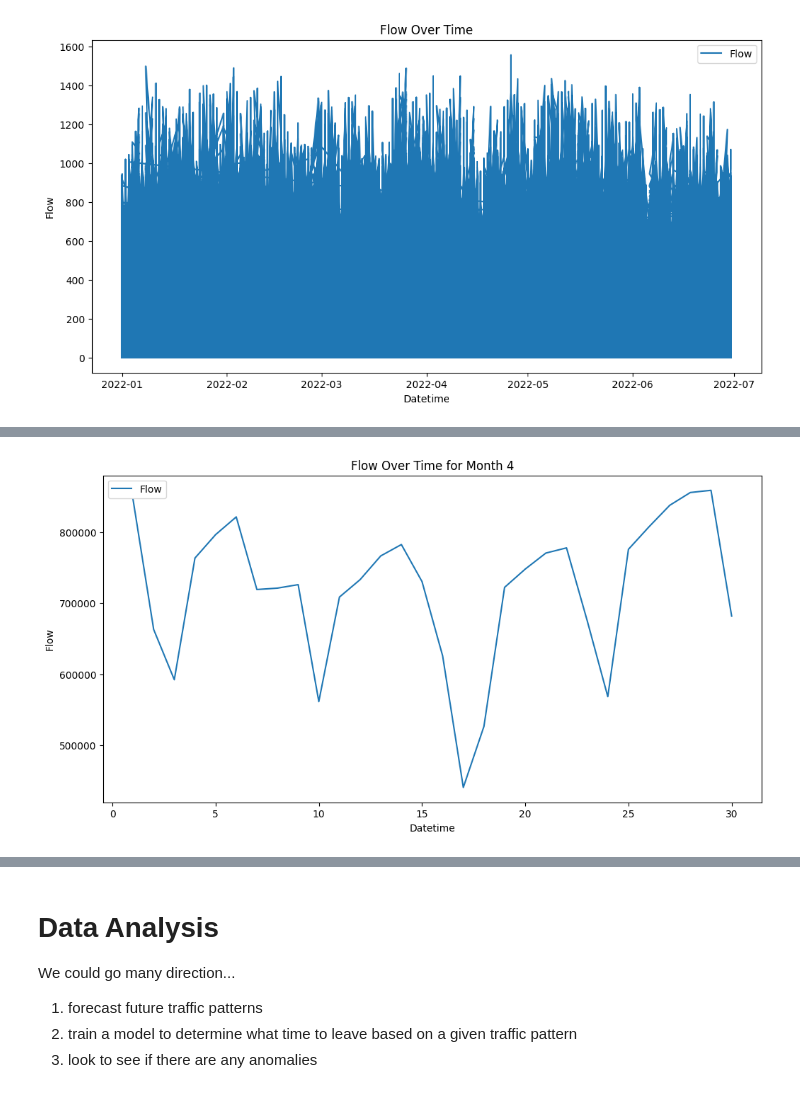
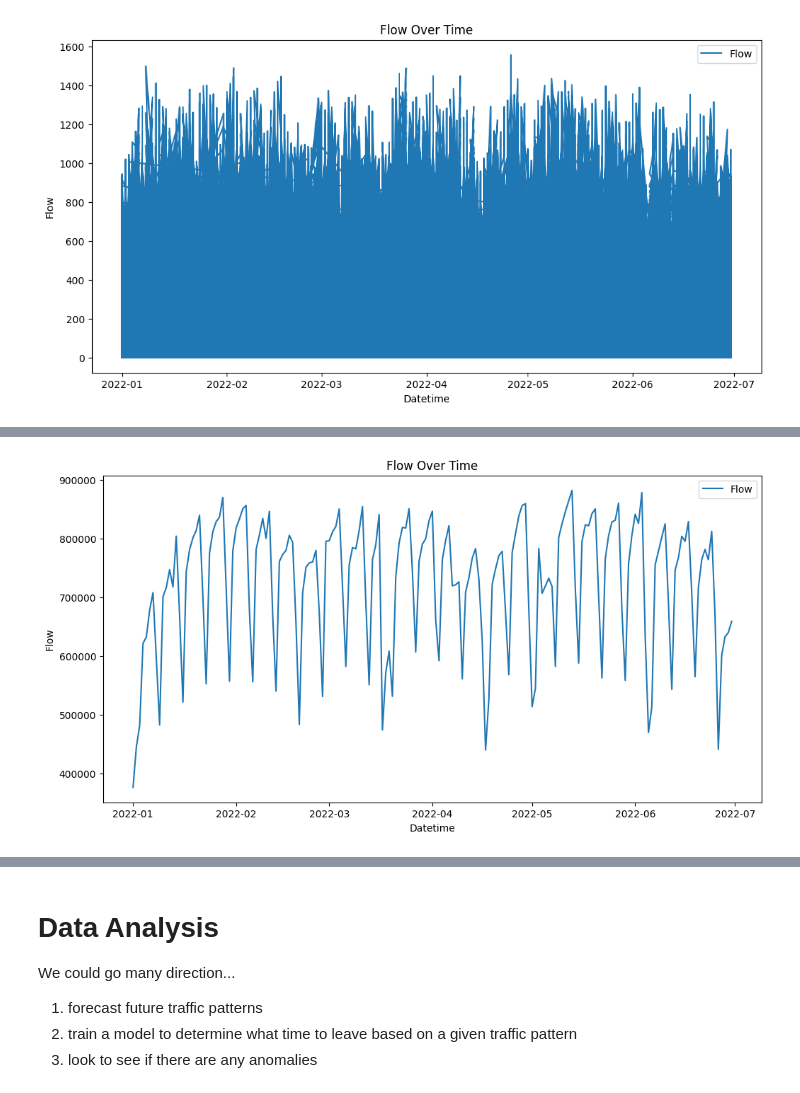
Before and after one commit to arfritzz/DataScienceProjects, a Jupyter notebook: TrafficAnalysis/traffic.ipynb, the cells around one changed output, grey strips where cells are left out. Drawn from its saved outputs; the diff is of its cells as text; code cells hidden in the pictures.

```diff
--- a/TrafficAnalysis/traffic.ipynb
+++ b/TrafficAnalysis/traffic.ipynb
@@ -54,5 +54,6 @@ data = data.drop(columns_to_drop, axis=1)
 # %%
 data['date'].info
 data['date'] = pd.to_datetime(data['date'], format='%d/%m/%Y')
+data.set_index('date', inplace=True)
 data.head()
 # %% [output]
@@ -65,12 +67,14 @@ data.head()
 # %%
 data['start_time'] = pd.to_datetime(data['start_time'], format='%Y/%m/%d %H:%M:%S%z')
 
-data['year'] = data['date'].dt.year
-data['month'] = data['date'].dt.month
-data['day'] = data['date'].dt.day
-data['hour'] = data['start_time'].dt.hour
-data['minute'] = data['start_time'].dt.minute
-data['second'] = data['start_time'].dt.second
+#data['year'] = data['date'].dt.year
+#data['month'] = data['date'].dt.month
+#data['day'] = data['date'].dt.day
+#data['hour'] = data['start_time'].dt.hour
+#data['minute'] = data['start_time'].dt.minute
+#data['second'] = data['start_time'].dt.second
+
+data['start_time'] = data['start_time'].dt.strftime('%H:%M')
 
 data.head()
 # %% [output]
@@ -119,4 +112,3 @@ month_4.head()
 # %%
 ## lets add up the total flow for the day
-daily_total_flow = month_4.groupby('day')['flow'].sum().reset_index()
-daily_total_flow.head()
+daily_total_flow = data.groupby('date')['flow'].sum().reset_index()
@@ -130,13 +115,15 @@ daily_total_flow.head()
+# %%
+daily_total_flow.set_index('date',inplace=True)
 # %%
 plt.figure(figsize=(12, 6))
 
 # Plotting time data with respect to flow
-plt.plot(daily_total_flow['day'], daily_total_flow['flow'], label='Flow')
+plt.plot( daily_total_flow['flow'], label='Flow')
 
-plt.title('Flow Over Time for Month 4')
+plt.title('Flow Over Time')
 plt.xlabel('Datetime')
 plt.ylabel('Flow')
 plt.legend()
 plt.show()
 # %% [output]
-[figure, old version]
+[figure, new version]
```
Also changed, not shown: parts of 21 cells of this notebook.
